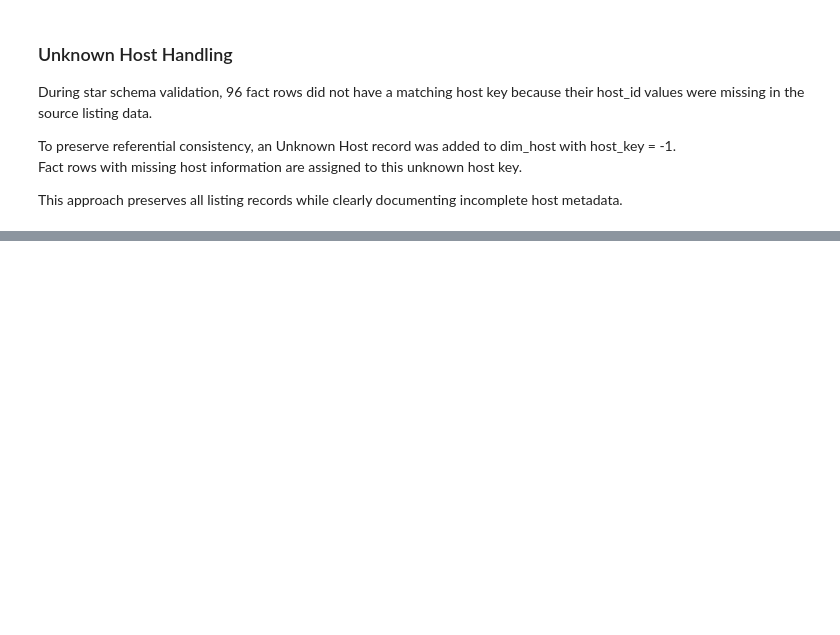
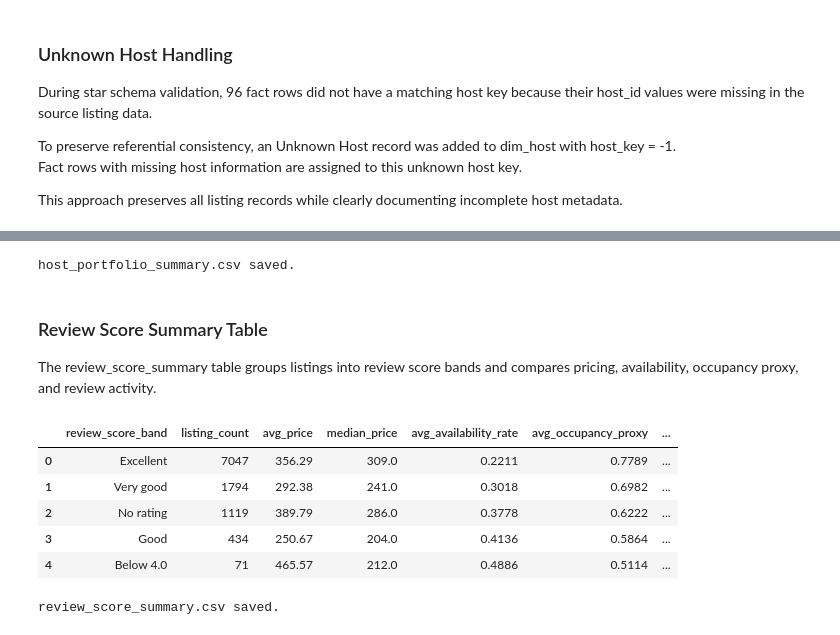
Before and after one commit to Tnadeeja/Inside-Airbnb-Market-Intelligence-Platform-Data-Engineering-Analytics-AI, a Jupyter notebook: notebooks/02_duckdb_warehouse.ipynb, the cells around one changed output, grey strips where cells are left out. Drawn from its saved outputs; the diff is of its cells as text; code cells hidden in the pictures; blank space fills up the shorter version.

```diff
--- a/notebooks/02_duckdb_warehouse.ipynb
+++ b/notebooks/02_duckdb_warehouse.ipynb
@@ -417,0 +654,66 @@ This approach preserves all listing records while clearly documenting incomplete
+# %%
+host_portfolio_summary_df.to_csv(
+    ANALYTICS_REPORTS_PATH / "host_portfolio_summary.csv",
+    index=False
+)
+
+print("host_portfolio_summary.csv saved.")
+# %% [output]
+host_portfolio_summary.csv saved.
+# %% [markdown]
+### Review Score Summary Table
+
+The review_score_summary table groups listings into review score bands and compares pricing, availability, occupancy proxy, and review activity.
+# %%
+conn.execute("""
+CREATE OR REPLACE TABLE review_score_summary AS
+SELECT
+    CASE
+        WHEN review_scores_rating IS NULL THEN 'No rating'
+        WHEN review_scores_rating >= 4.8 THEN 'Excellent'
+        WHEN review_scores_rating >= 4.5 THEN 'Very good'
+        WHEN review_scores_rating >= 4.0 THEN 'Good'
+        ELSE 'Below 4.0'
+    END AS review_score_band,
+
+    COUNT(*) AS listing_count,
+
+    ROUND(AVG(price_numeric), 2) AS avg_price,
+    ROUND(MEDIAN(price_numeric), 2) AS median_price,
+
+    ROUND(AVG(availability_rate), 4) AS avg_availability_rate,
+    ROUND(AVG(occupancy_proxy), 4) AS avg_occupancy_proxy,
+
+    SUM(detailed_review_count) AS total_reviews,
+    ROUND(AVG(detailed_review_count), 2) AS avg_reviews_per_listing,
+
+    ROUND(SUM(estimated_revenue_proxy), 2) AS total_revenue_proxy,
+    ROUND(AVG(estimated_revenue_proxy), 2) AS avg_revenue_proxy
+FROM fact_listing_market
+GROUP BY
+    review_score_band
+ORDER BY
+    listing_count DESC
+""")
+
+review_score_summary_df = conn.execute("""
+SELECT * FROM review_score_summary
+""").fetchdf()
+
+review_score_summary_df
+# %% [output]
+|  | review_score_band | listing_count | avg_price | median_price | avg_availability_rate | avg_occupancy_proxy | ... |
+| 0 | Excellent | 7047 | 356.29 | 309.0 | 0.2211 | 0.7789 | ... |
+| 1 | Very good | 1794 | 292.38 | 241.0 | 0.3018 | 0.6982 | ... |
+| 2 | No rating | 1119 | 389.79 | 286.0 | 0.3778 | 0.6222 | ... |
+| 3 | Good | 434 | 250.67 | 204.0 | 0.4136 | 0.5864 | ... |
+| 4 | Below 4.0 | 71 | 465.57 | 212.0 | 0.4886 | 0.5114 | ... |
+# %%
+review_score_summary_df.to_csv(
+    ANALYTICS_REPORTS_PATH / "review_score_summary.csv",
+    index=False
+)
+
+print("review_score_summary.csv saved.")
+# %% [output]
+review_score_summary.csv saved.
```
Also changed, not shown: parts of 18 cells of this notebook, 6 other files.
